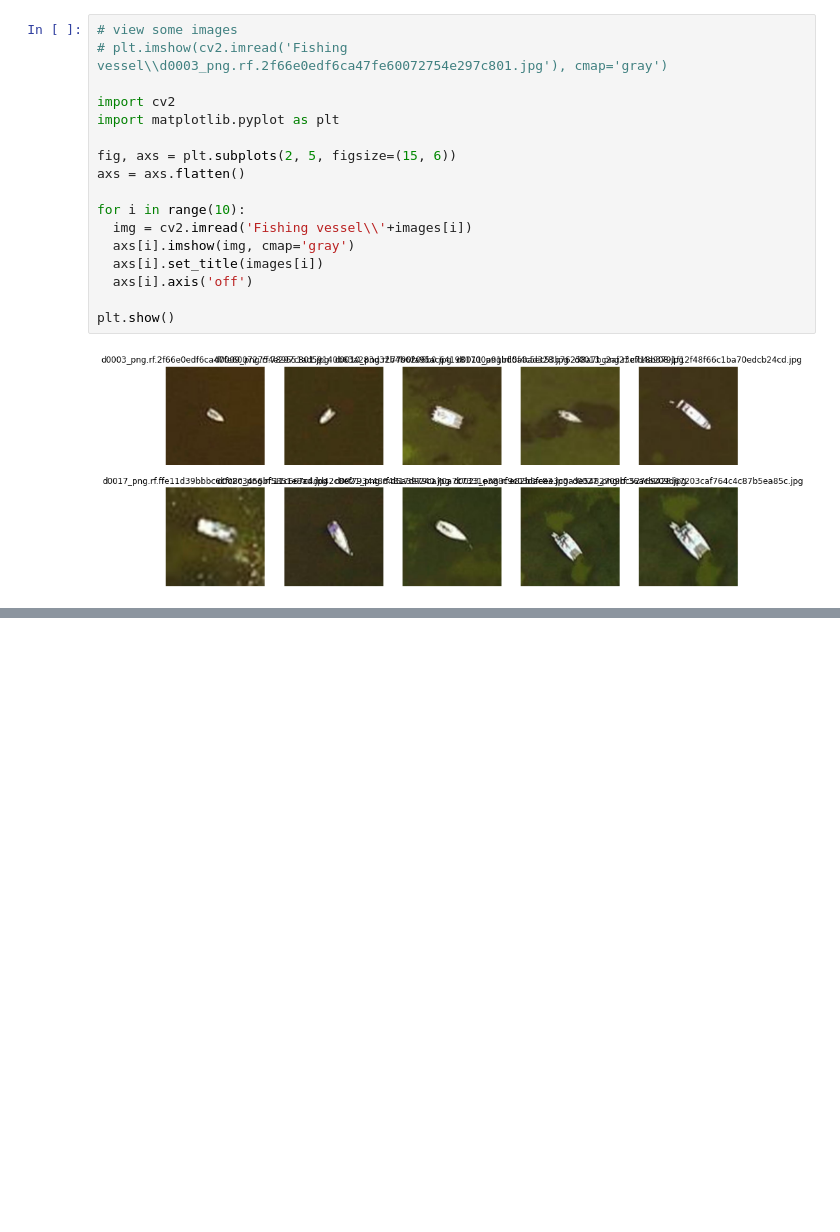
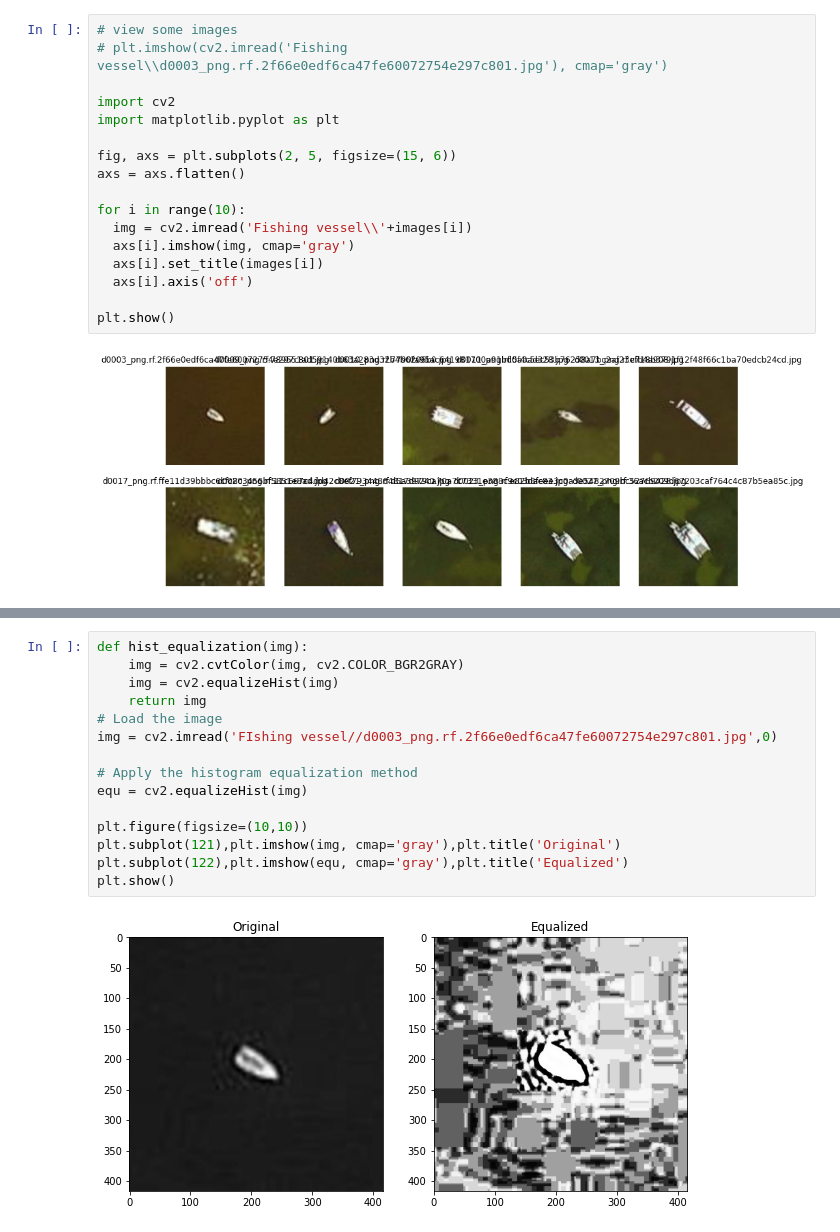
Before and after one commit to ruchiragahlaut/Low-Resolution, a Jupyter notebook: model-backend/research1.ipynb, the cells around one changed output, grey strips where cells are left out. Drawn from its saved outputs; the diff is of its cells as text; blank space fills up the shorter version.

```diff
--- a/model-backend/research1.ipynb
+++ b/model-backend/research1.ipynb
@@ -63,0 +128,17 @@ cv2.CV_64F
+# %%
+def hist_equalization(img):
+    img = cv2.cvtColor(img, cv2.COLOR_BGR2GRAY)
+    img = cv2.equalizeHist(img)
+    return img
+# Load the image
+img = cv2.imread('FIshing vessel//d0003_png.rf.2f66e0edf6ca47fe60072754e297c801.jpg',0)
+
+# Apply the histogram equalization method
+equ = cv2.equalizeHist(img)
+
+plt.figure(figsize=(10,10))
+plt.subplot(121),plt.imshow(img, cmap='gray'),plt.title('Original')
+plt.subplot(122),plt.imshow(equ, cmap='gray'),plt.title('Equalized')
+plt.show()
+# %% [output]
+[figure, added]
```
Also changed, not shown: parts of 6 cells of this notebook.
